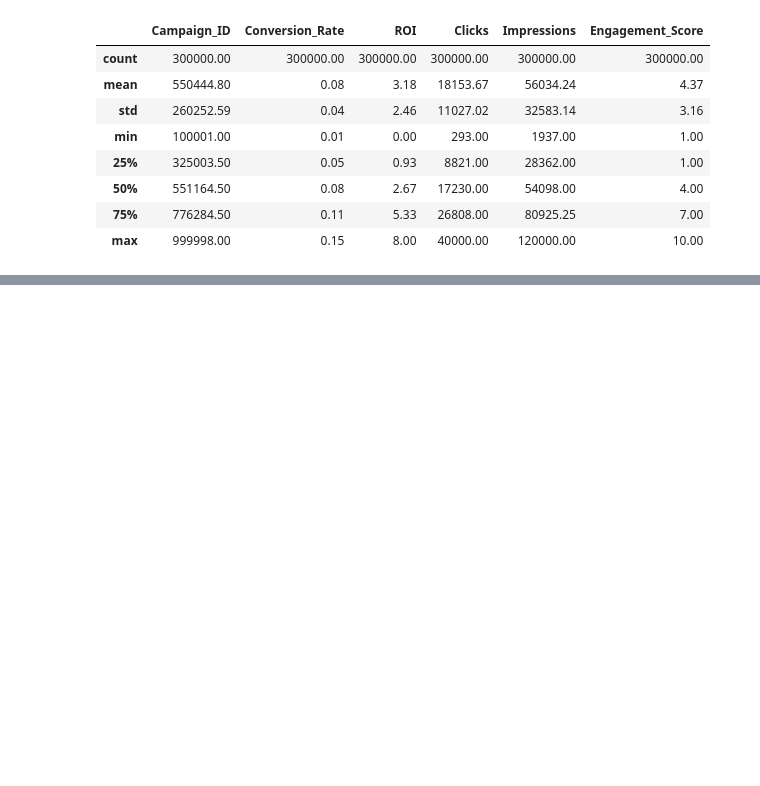
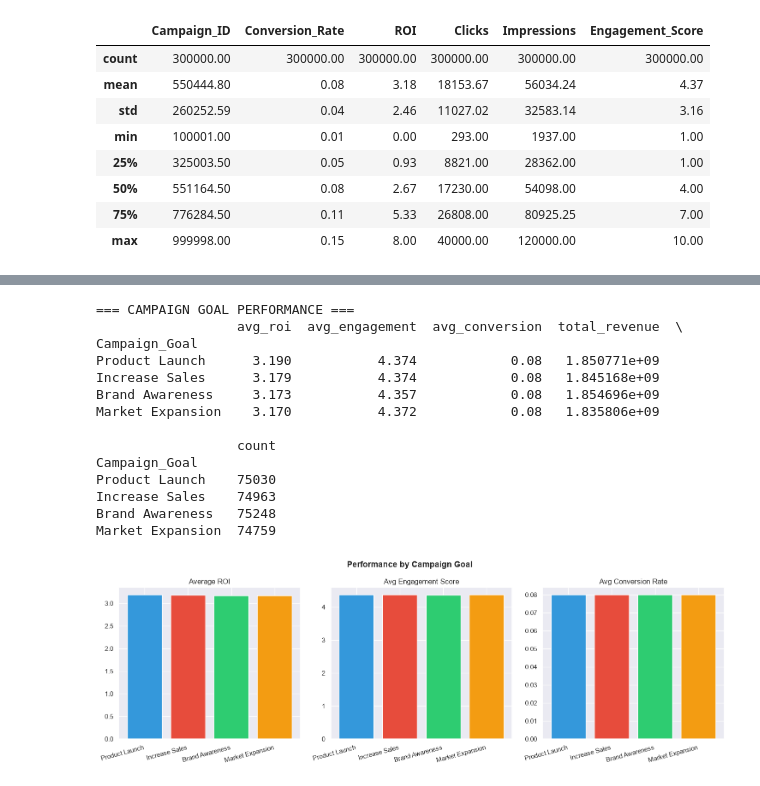
Before and after one commit to sanda0620/social-media-analytics, a Jupyter notebook: social_media_analysis.ipynb, the cells around one changed output, grey strips where cells are left out. Cells and saved outputs as stored; diff of their text form; code cells hidden in the pictures; blank space fills up the shorter version.

```diff
--- a/social_media_analysis.ipynb
+++ b/social_media_analysis.ipynb
@@ -91,0 +304,43 @@ Length: 50, dtype: str
+# %%
+goal_stats = df.groupby('Campaign_Goal').agg(
+    avg_roi         = ('ROI',             'mean'),
+    avg_engagement  = ('Engagement_Score','mean'),
+    avg_conversion  = ('Conversion_Rate', 'mean'),
+    total_revenue   = ('Revenue',         'sum'),
+    count           = ('Campaign_ID',     'count')
+).round(3).sort_values('avg_roi', ascending=False)
+
+print("=== CAMPAIGN GOAL PERFORMANCE ===")
+print(goal_stats)
+
+fig, axes = plt.subplots(1, 3, figsize=(15, 5))
+fig.suptitle('Performance by Campaign Goal', fontsize=14, fontweight='bold')
+
+metrics = ['avg_roi', 'avg_engagement', 'avg_conversion']
+titles  = ['Average ROI', 'Avg Engagement Score', 'Avg Conversion Rate']
+colors  = ['#3498db', '#e74c3c', '#2ecc71', '#f39c12']
+
+for ax, metric, title in zip(axes, metrics, titles):
+    ax.bar(goal_stats.index, goal_stats[metric], color=colors)
+    ax.set_title(title)
+    ax.set_xticklabels(goal_stats.index, rotation=15, ha='right')
+
+plt.tight_layout()
+plt.savefig('campaign_goals.png', dpi=150, bbox_inches='tight')
+plt.show()
+# %% [output]
+=== CAMPAIGN GOAL PERFORMANCE ===
+                  avg_roi  avg_engagement  avg_conversion  total_revenue  \
+Campaign_Goal
+Product Launch      3.190           4.374            0.08   1.850771e+09
+Increase Sales      3.179           4.374            0.08   1.845168e+09
+Brand Awareness     3.173           4.357            0.08   1.854696e+09
+Market Expansion    3.170           4.372            0.08   1.835806e+09
+
+                  count
+Campaign_Goal
+Product Launch    75030
+Increase Sales    74963
+Brand Awareness   75248
+Market Expansion  74759
+[figure, added]
```
Also changed, not shown: parts of 11 cells of this notebook, 6 other files.
